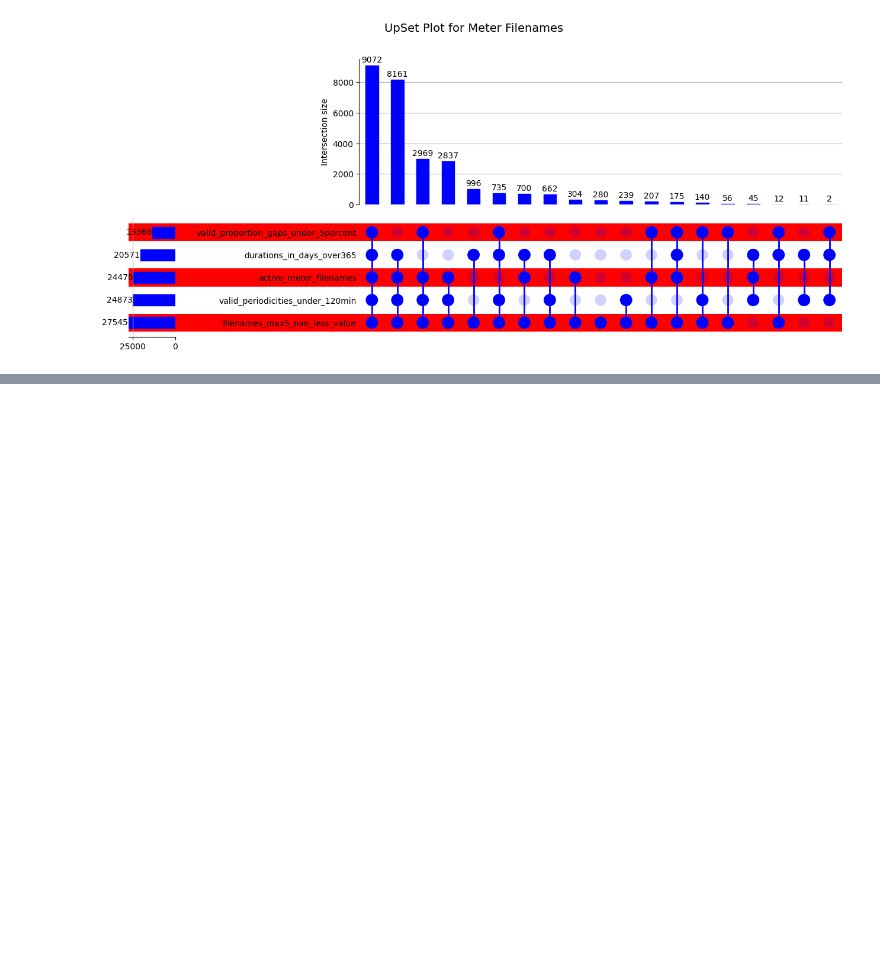
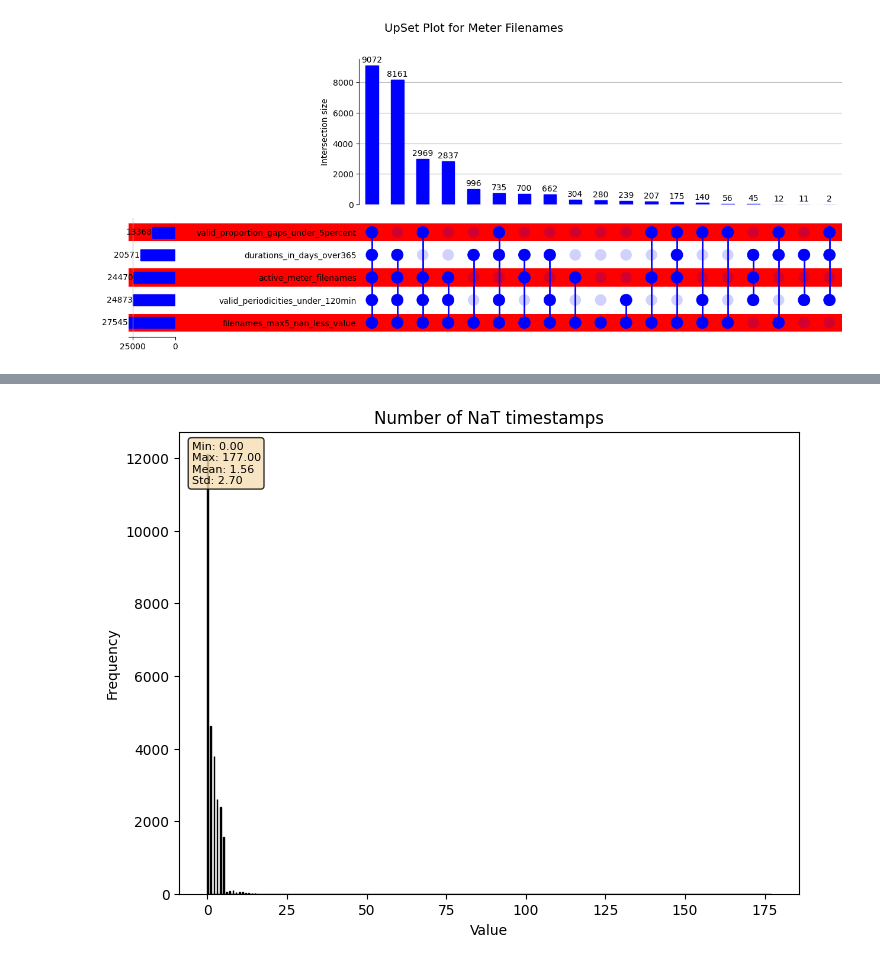
Before and after one commit to andres-cerny/master_thesis, a Jupyter notebook: data_exploration.ipynb, the cells around one changed output, grey strips where cells are left out. Cells and saved outputs as stored; diff of their text form; code cells hidden in the pictures; blank space fills up the shorter version.

Commit message:
add NaT values

```diff
--- a/data_exploration.ipynb
+++ b/data_exploration.ipynb
@@ -577,0 +581,6 @@ For example, when doing 'df[col].method(value, inplace=True)', try using 'df.met
+# %%
+num_nat_utc_timestamp = get_pickle_data('./pickles/na_timestamp_utc_count.pkl', metadata_to_dict, ['na_timestamp_utc_count'])
+# %%
+plot_histogram_with_stats(list(num_nat_utc_timestamp.values()), "Number of NaT timestamps")
+# %% [output]
+[figure, added]
```
Also changed, not shown: parts of 2 cells of this notebook, 1 other file.
